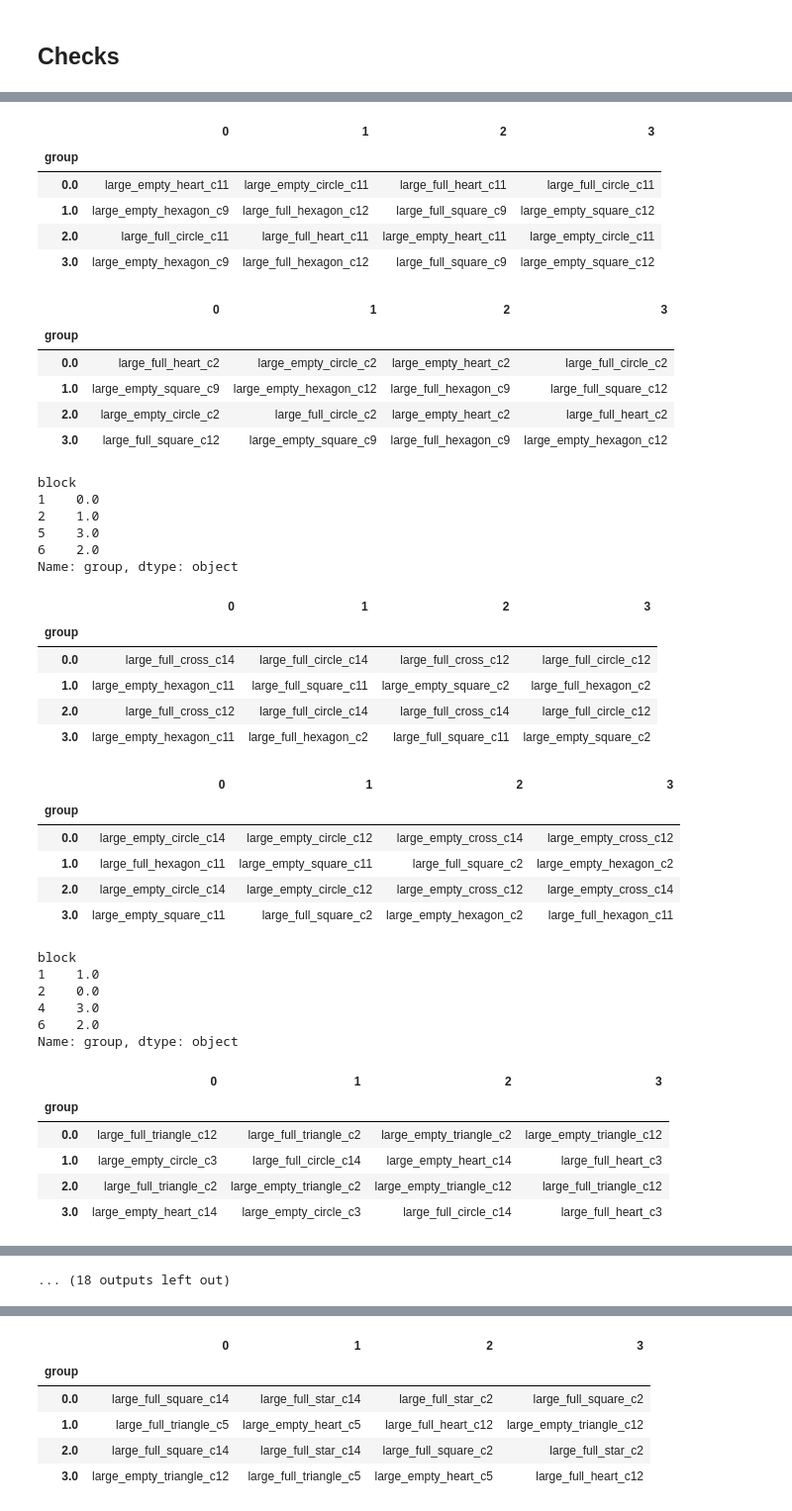
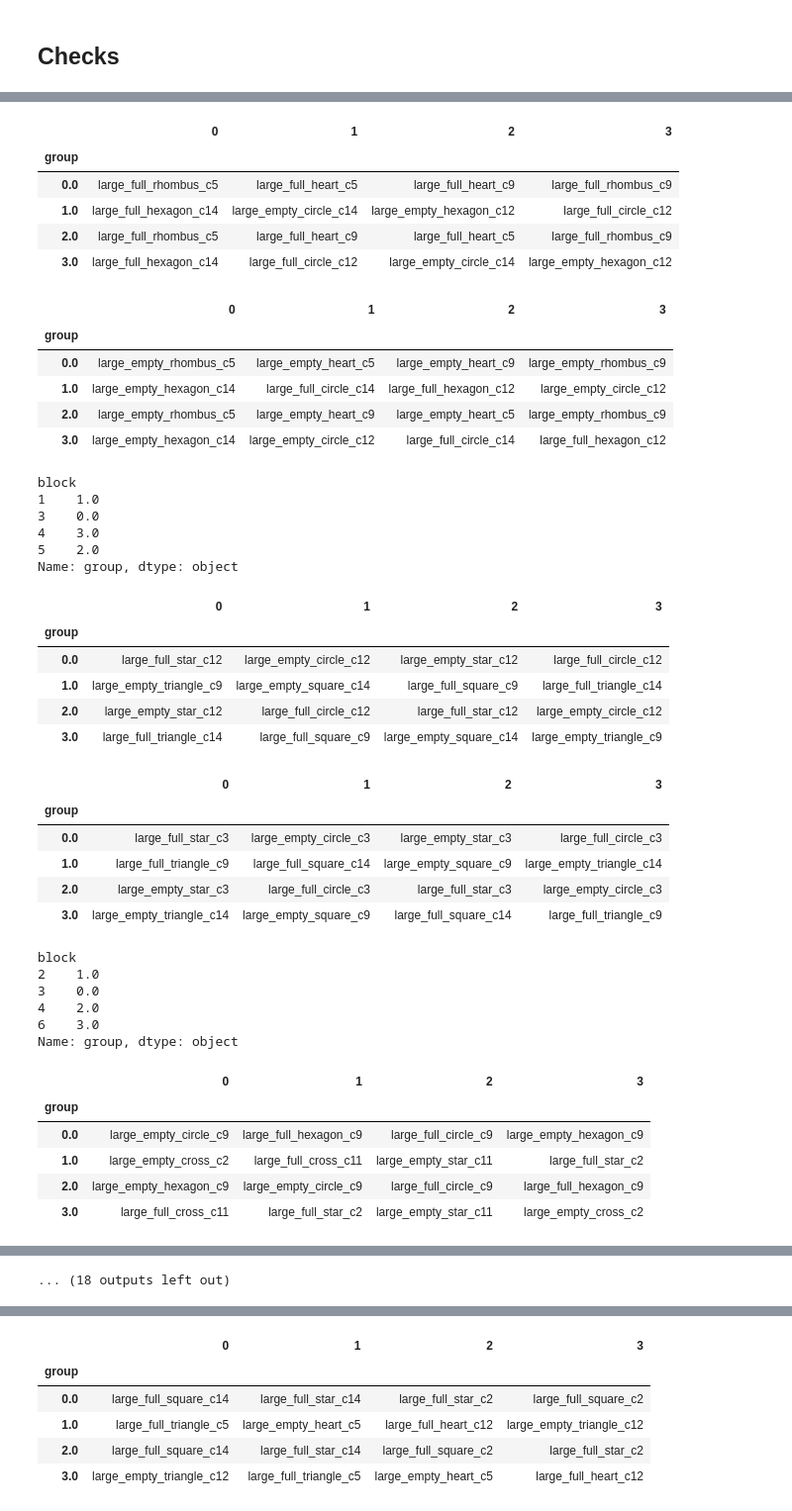
Before and after one commit to gaiamolinaro/sequences, a Jupyter notebook: pseudoRWM/tools/make_seqs.ipynb, the cells around one changed output, grey strips where cells are left out. Shown: that part at 99% size. Saved outputs shown, nothing was run; the diff lists cells and outputs as text; code cells hidden in the pictures.

```diff
--- a/pseudoRWM/tools/make_seqs.ipynb
+++ b/pseudoRWM/tools/make_seqs.ipynb
@@ -107,16 +107,17 @@ def get_goals_with_rules(n_blocks_per_cond=2, n_colors=3, color_as_dim=False, di
 # %% [markdown]
 ## Settings
 # %%
-exp_type = "pseudoRWMCatl3"  # choose from ["pseudoRWM", "pseudoRWMCtrl", "pseudoRWMConf", "pseudoRWMReps", "pseudoRWMConf2", "pseudoRWMReps2", "pseudoRWMConf3", "pseudoRWMReps3", "pseudoRWMNGoals", "pseudoRWMCatl", "pseudoRWMCatl2", "pseudoRWMCatl3"]
+exp_type = "pseudoRWMCatl5"  # choose from ["pseudoRWM", "pseudoRWMCtrl", "pseudoRWMConf", "pseudoRWMReps", "pseudoRWMConf2", "pseudoRWMReps2", "pseudoRWMConf3", "pseudoRWMReps3", "pseudoRWMNGoals", "pseudoRWMCatl", "pseudoRWMCatl2", "pseudoRWMCatl3", "pseudoRWMCatl4", "pseudoRWMCatl5"]
 num_conditions = 10 # number of different file sequences to generate (change if needed)
 reps_dict = {"pseudoRWM": 12, "pseudoRWMCtrl": 12,
              "pseudoRWMConf": 11, "pseudoRWMReps": 11,
              "pseudoRWMConf2": 11, "pseudoRWMReps2": 11,
              "pseudoRWMConf3": 11, "pseudoRWMReps3": 11,
              "pseudoRWMNGoals": 11, "pseudoRWMCatl": 11,
-             "pseudoRWMCatl2": 11, "pseudoRWMCatl3": 11,}  # number of repetitions after the first presentation
+             "pseudoRWMCatl2": 11, "pseudoRWMCatl3":11,
+             "pseudoRWMCatl4": 11, "pseudoRWMCatl5": 11,}  # number of repetitions after the first presentation
 num_reps = reps_dict[exp_type] # number of stimulus repetitions (after first presentation; change if needed)
-exact_reps =  True if exp_type in ["pseudoRWMConf", "pseudoRWMReps", "pseudoRWMConf2", "pseudoRWMReps2", "pseudoRWMConf3", "pseudoRWMReps3", "pseudoRWMNGoals", "pseudoRWMCatl", "pseudoRWMCatl2", "pseudoRWMCatl3"] else False  # should the number of repetitions be exact or ok to exceed by 1?
+exact_reps =  True if exp_type in ["pseudoRWMConf", "pseudoRWMReps", "pseudoRWMConf2", "pseudoRWMReps2", "pseudoRWMConf3", "pseudoRWMReps3", "pseudoRWMNGoals", "pseudoRWMCatl", "pseudoRWMCatl2", "pseudoRWMCatl3", "pseudoRWMCatl4", "pseudoRWMCatl5"] else False  # should the number of repetitions be exact or ok to exceed by 1?
 use_matlab = False  # use matlab to call createstimsequence?
 # %% [markdown]
 ## Start MATLAB if needed
@@ -705,7 +719,7 @@ Making sequences |████████████████████
 df = pd.read_csv(f"{os.path.dirname(os.getcwd())}/{exp_type}/seq1_learning.csv", header=None).T
 
 colnames = ["stim", "correct_key", "set_size", "block", "img_folder", "stim_img", "trial_type", "goal_img", "nongoal_img"]
-if exp_type in ["pseudoRWMConf", "pseudoRWMReps", "pseudoRWMConf2", "pseudoRWMReps2", "pseudoRWMConf3", "pseudoRWMReps3", "pseudoRWMNGoals", "pseudoRWMCatl", "pseudoRWMCatl2", "pseudoRWMCatl3"]:
+if exp_type in ["pseudoRWMConf", "pseudoRWMReps", "pseudoRWMConf2", "pseudoRWMReps2", "pseudoRWMConf3", "pseudoRWMReps3", "pseudoRWMNGoals", "pseudoRWMCatl", "pseudoRWMCatl2", "pseudoRWMCatl3", "pseudoRWMCatl4", "pseudoRWMCatl5"]:
     colnames += ["group"]
 df.columns = colnames
 df["condition"] = np.where(df.goal_img.isna(), 1, 0)
@@ -757,64 +771,64 @@ for n in range(4):
 # %%
 for i in range(1, 11):
     # exp_type = "pseudoRWMCatl2"
 
     df = pd.read_csv(f"{os.path.dirname(os.getcwd())}/{exp_type}/seq{i}_learning.csv", header=None).T
 
     colnames = ["stim", "correct_key", "set_size", "block", "img_folder", "stim_img", "trial_type", "goal_img", "nongoal_img"]
-    if exp_type in ["pseudoRWMConf", "pseudoRWMReps", "pseudoRWMConf2", "pseudoRWMReps2", "pseudoRWMConf3", "pseudoRWMReps3", "pseudoRWMNGoals", "pseudoRWMCatl", "pseudoRWMCatl2", "pseudoRWMCatl3"]:
+    if exp_type in ["pseudoRWMConf", "pseudoRWMReps", "pseudoRWMConf2", "pseudoRWMReps2", "pseudoRWMConf3", "pseudoRWMReps3", "pseudoRWMNGoals", "pseudoRWMCatl", "pseudoRWMCatl2", "pseudoRWMCatl3", "pseudoRWMCatl4", "pseudoRWMCatl5"]:
         colnames += ["group"]
     df.columns = colnames
     df["condition"] = np.where(df.goal_img.isna(), 1, 0)
 
     goal_img_by_group = df.query("condition==0").groupby("group").goal_img.unique()
     display(pd.DataFrame(goal_img_by_group.tolist(), index=goal_img_by_group.index))
 
     nongoal_img_by_group = df.query("condition==0").groupby("group").nongoal_img.unique()
     display(pd.DataFrame(nongoal_img_by_group.tolist(), index=nongoal_img_by_group.index))
 
     display(df.query("condition==0").groupby("block").group.first())
 # %% [output]
 |  | 0 | 1 | 2 | 3 |
 | group |  |  |  |  |
-| 0.0 | large_empty_heart_c11 | large_empty_circle_c11 | large_full_heart_c11 | large_full_circle_c11 |
-| 1.0 | large_empty_hexagon_c9 | large_full_hexagon_c12 | large_full_square_c9 | large_empty_square_c12 |
-| 2.0 | large_full_circle_c11 | large_full_heart_c11 | large_empty_heart_c11 | large_empty_circle_c11 |
-| 3.0 | large_empty_hexagon_c9 | large_full_hexagon_c12 | large_full_square_c9 | large_empty_square_c12 |
+| 0.0 | large_full_rhombus_c5 | large_full_heart_c5 | large_full_heart_c9 | large_full_rhombus_c9 |
+| 1.0 | large_full_hexagon_c14 | large_empty_circle_c14 | large_empty_hexagon_c12 | large_full_circle_c12 |
+| 2.0 | large_full_rhombus_c5 | large_full_heart_c9 | large_full_heart_c5 | large_full_rhombus_c9 |
+| 3.0 | large_full_hexagon_c14 | large_full_circle_c12 | large_empty_circle_c14 | large_empty_hexagon_c12 |
 |  | 0 | 1 | 2 | 3 |
 | group |  |  |  |  |
-| 0.0 | large_full_heart_c2 | large_empty_circle_c2 | large_empty_heart_c2 | large_full_circle_c2 |
-| 1.0 | large_empty_square_c9 | large_empty_hexagon_c12 | large_full_hexagon_c9 | large_full_square_c12 |
-| 2.0 | large_empty_circle_c2 | large_full_circle_c2 | large_empty_heart_c2 | large_full_heart_c2 |
-| 3.0 | large_full_square_c12 | large_empty_square_c9 | large_full_hexagon_c9 | large_empty_hexagon_c12 |
+| 0.0 | large_empty_rhombus_c5 | large_empty_heart_c5 | large_empty_heart_c9 | large_empty_rhombus_c9 |
+| 1.0 | large_empty_hexagon_c14 | large_full_circle_c14 | large_full_hexagon_c12 | large_empty_circle_c12 |
+| 2.0 | large_empty_rhombus_c5 | large_empty_heart_c9 | large_empty_heart_c5 | large_empty_rhombus_c9 |
+| 3.0 | large_empty_hexagon_c14 | large_empty_circle_c12 | large_full_circle_c14 | large_full_hexagon_c12 |
 block
-1    0.0
-2    1.0
-5    3.0
-6    2.0
+1    1.0
+3    0.0
+4    3.0
+5    2.0
 Name: group, dtype: object
 |  | 0 | 1 | 2 | 3 |
 | group |  |  |  |  |
-| 0.0 | large_full_cross_c14 | large_full_circle_c14 | large_full_cross_c12 | large_full_circle_c12 |
-| 1.0 | large_empty_hexagon_c11 | large_full_square_c11 | large_empty_square_c2 | large_full_hexagon_c2 |
-| 2.0 | large_full_cross_c12 | large_full_circle_c14 | large_full_cross_c14 | large_full_circle_c12 |
-| 3.0 | large_empty_hexagon_c11 | large_full_hexagon_c2 | large_full_square_c11 | large_empty_square_c2 |
+| 0.0 | large_full_star_c12 | large_empty_circle_c12 | large_empty_star_c12 | large_full_circle_c12 |
+| 1.0 | large_empty_triangle_c9 | large_empty_square_c14 | large_full_square_c9 | large_full_triangle_c14 |
+| 2.0 | large_empty_star_c12 | large_full_circle_c12 | large_full_star_c12 | large_empty_circle_c12 |
+| 3.0 | large_full_triangle_c14 | large_full_square_c9 | large_empty_square_c14 | large_empty_triangle_c9 |
 |  | 0 | 1 | 2 | 3 |
 | group |  |  |  |  |
-| 0.0 | large_empty_circle_c14 | large_empty_circle_c12 | large_empty_cross_c14 | large_empty_cross_c12 |
-| 1.0 | large_full_hexagon_c11 | large_empty_square_c11 | large_full_square_c2 | large_empty_hexagon_c2 |
-| 2.0 | large_empty_circle_c14 | large_empty_circle_c12 | large_empty_cross_c12 | large_empty_cross_c14 |
-| 3.0 | large_empty_square_c11 | large_full_square_c2 | large_empty_hexagon_c2 | large_full_hexagon_c11 |
+| 0.0 | large_full_star_c3 | large_empty_circle_c3 | large_empty_star_c3 | large_full_circle_c3 |
+| 1.0 | large_full_triangle_c9 | large_full_square_c14 | large_empty_square_c9 | large_empty_triangle_c14 |
+| 2.0 | large_empty_star_c3 | large_full_circle_c3 | large_full_star_c3 | large_empty_circle_c3 |
+| 3.0 | large_empty_triangle_c14 | large_empty_square_c9 | large_full_square_c14 | large_full_triangle_c9 |
 block
-1    1.0
-2    0.0
-4    3.0
-6    2.0
+2    1.0
+3    0.0
+4    2.0
+6    3.0
 Name: group, dtype: object
 |  | 0 | 1 | 2 | 3 |
 | group |  |  |  |  |
-| 0.0 | large_full_triangle_c12 | large_full_triangle_c2 | large_empty_triangle_c2 | large_empty_triangle_c12 |
-| 1.0 | large_empty_circle_c3 | large_full_circle_c14 | large_empty_heart_c14 | large_full_heart_c3 |
-| 2.0 | large_full_triangle_c2 | large_empty_triangle_c2 | large_empty_triangle_c12 | large_full_triangle_c12 |
-| 3.0 | large_empty_heart_c14 | large_empty_circle_c3 | large_full_circle_c14 | large_full_heart_c3 |
+| 0.0 | large_empty_circle_c9 | large_full_hexagon_c9 | large_full_circle_c9 | large_empty_hexagon_c9 |
+| 1.0 | large_empty_cross_c2 | large_full_cross_c11 | large_empty_star_c11 | large_full_star_c2 |
+| 2.0 | large_empty_hexagon_c9 | large_empty_circle_c9 | large_full_circle_c9 | large_full_hexagon_c9 |
+| 3.0 | large_full_cross_c11 | large_full_star_c2 | large_empty_star_c11 | large_empty_cross_c2 |
 |  | 0 | 1 | 2 | 3 |
 | group |  |  |  |  |
```
Also changed, not shown: parts of 10 cells of this notebook, 24 other files.
